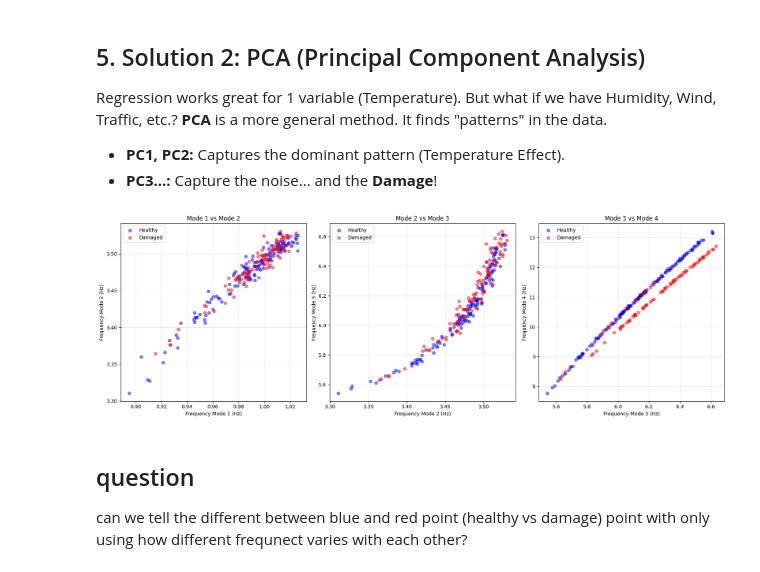
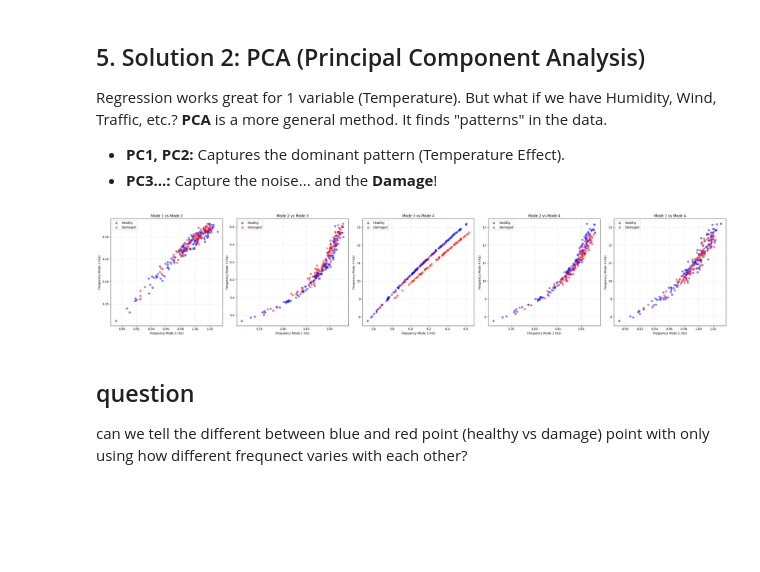
Before and after one commit to YacineBelHadj/Uliege, a Jupyter notebook: damage_detection_demo.ipynb, the cells around one changed output. Drawn from its saved outputs; the diff is of its cells as text; code cells hidden in the pictures; blank space fills up the shorter version.

```diff
--- a/damage_detection_demo.ipynb
+++ b/damage_detection_demo.ipynb
@@ -163,14 +216,13 @@ Now we simulate the frequencies we would measure every hour.
 Notice in the plots below: **Can you easily see the damage?**
 It's hard because the temperature makes the frequency wiggle up and down much more than the damage does!
 # %%
-def apply_temperature_effect(k, T, alpha=0.005):
+def apply_temperature_effect(k:list, T:float, alphas:list):
     """Reduces stiffness as temperature increases."""
     # Exercise: Implement the temperature effect on stiffness
     # Hint: Stiffness decreases linearly with temperature: k_new = k * (1 - alpha * T)
-
-    ### BEGIN SOLUTION
-    return k * (1 - alpha * T)
-    ### END SOLUTION
+    for i in range(len(k)):
+        k[i] = k[i] * (1 - alphas[i] * T)
+    return k
 
 def apply_damage(k, damage_factor):
     """Reduces stiffness by a factor (e.g., 0.05 for 5% loss)."""
@@ -191,7 +243,9 @@ def run_monitoring_campaign(temp, damage_time, damage_amount):
         k2_t = apply_temperature_effect(k2, T, alpha=-0.05)
         k3_t = apply_temperature_effect(k3, T, alpha=-0.007)
         k4_t = apply_temperature_effect(k4, T, alpha=-0.01) # Added k4 effect
-
+        # or
+        k1_t, k2_t, k3_t, k4_t = apply_temperature_effect([k1, k2, k3, k4], T,
+                                                          alphas=[0.005, -0.05, -0.007, -0.01])
         # 2. Apply Damage (if applicable)
         if h >= damage_time:
             k2_t = apply_damage(k2_t, damage_amount)
@@ -201,7 +255,7 @@ def run_monitoring_campaign(temp, damage_time, damage_amount):
         f = get_natural_frequencies(K_t, M)
 
         # 4. Add Noise
-        f += np.random.normal(0, 0.005, 4) # 4 modes
+        f += np.random.normal(0, 0.001, 4) # 4 modes
         measured_freqs.append(f)
 
     return np.array(measured_freqs)
@@ -334,7 +395,7 @@ for i in range(4):
     ax.plot(hours, residuals_reg[:, i], 'k', label='Residual')
 
     # Thresholds
-    thresh = thresholds_reg[i]
+    thresh = np.quantile(np.abs(residuals_reg[train_mask, i]), 0.97)
     ax.axhline(thresh, color='r', linestyle='--', label='Threshold')
     ax.axhline(-thresh, color='r', linestyle='--')
 
@@ -369,26 +430,26 @@ Regression works great for 1 variable (Temperature). But what if we have Humidit
 # %%
 import seaborn as sns
 
 # Pairwise scatter plots of resonance frequencies
-fig, axes = plt.subplots(1, 3, figsize=(18, 6))
+fig, axes = plt.subplots(1, 5, figsize=(30, 6))
 
 # Pairs to plot: (Mode 1 vs Mode 2), (Mode 2 vs Mode 3), (Mode 3 vs Mode 4)
-pairs = [(0, 1), (1, 2), (2, 3)]
+pairs = [(0, 1), (1, 2), (2, 3),(1,3),(0,3)]
 
 for i, (m1, m2) in enumerate(pairs):
     ax = axes[i]
     ax.scatter(measured_freqs[train_mask, m1], measured_freqs[train_mask, m2], c='blue', alpha=0.5, label='Healthy')
     ax.scatter(measured_freqs[~train_mask, m1], measured_freqs[~train_mask, m2], c='red', alpha=0.5, label='Damaged')
     ax.set_xlabel(f"Frequency Mode {m1+1} (Hz)")
     ax.set_ylabel(f"Frequency Mode {m2+1} (Hz)")
     ax.set_title(f"Mode {m1+1} vs Mode {m2+1}")
     ax.legend()
     ax.grid(True, alpha=0.3)
 
 plt.tight_layout()
 plt.show()
 # %% [output]
-[figure, old version]
+[figure, new version]
 # %% [markdown]
 ## question
 can we tell the different between blue and red point (healthy vs damage) point with only using how different frequnect varies with each other?
```
Also changed, not shown: parts of 10 cells of this notebook.
